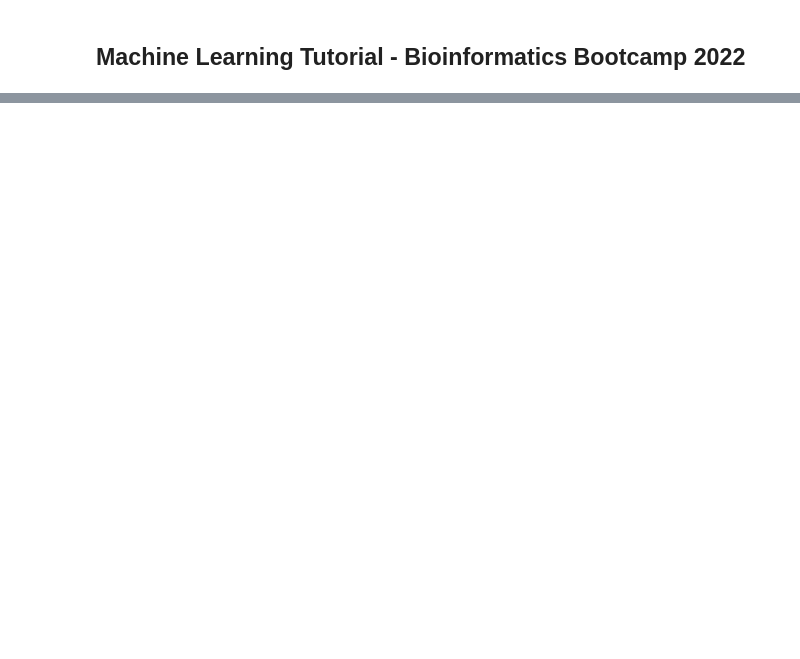
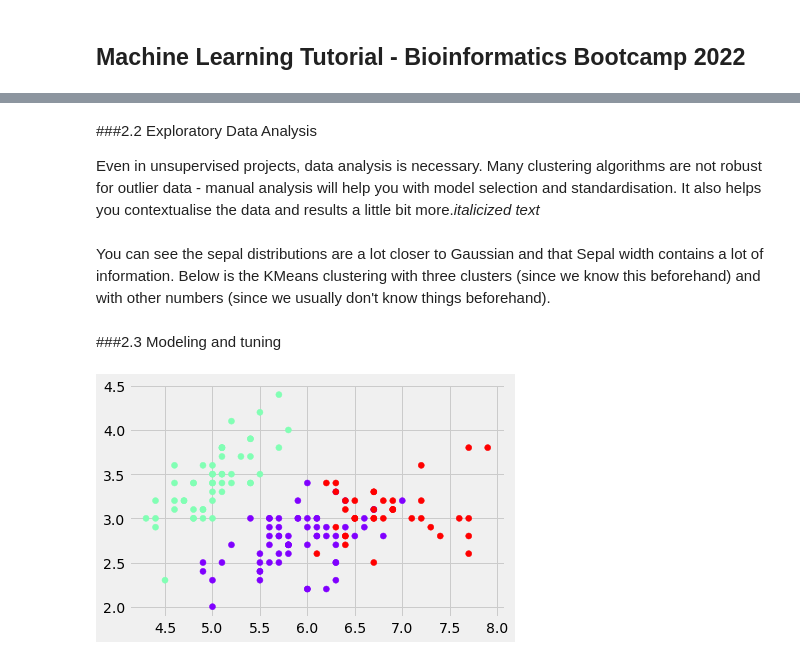
Before and after one commit to breannashi/Data_Science_Bootcamp, a Jupyter notebook: ML_Tutorial.ipynb, the cells around one changed output, grey strips where cells are left out. Saved outputs shown, nothing was run; the diff lists cells and outputs as text; code cells hidden in the pictures; blank space fills up the shorter version.

```diff
--- a/ML_Tutorial.ipynb
+++ b/ML_Tutorial.ipynb
@@ -30,0 +61,37 @@ uploaded = files.upload()
+# %% [markdown]
+###2.2&nbsp;Exploratory Data Analysis
+
+Even in unsupervised projects, data analysis is necessary. Many clustering algorithms are not robust for outlier data - manual analysis will help you with model selection and standardisation. It also helps you contextualise the data and results a little bit more.*italicized text*
+# %%
+#load iris dataset
+iris = datasets.load_iris()
+X = iris.data
+y = iris.target
+
+#explore num features and num samples
+print(X.shape[0]) #num samples
+print(X.shape[1]) #num features
+print(np.unique(y)) #num classes/clusters
+
+#plot histogram of each feature - helps with outliers and shape
+import matplotlib.pyplot as plt
+for i in range(X.shape[1]):
+    plt.hist(X[:,i])
+    plt.title(iris.feature_names[i])
+    plt.show()
+
+#correlation matrix of features
+from seaborn import heatmap
+df = pd.DataFrame(X, columns=iris.feature_names)
+heatmap(df.corr(), annot=True, cmap='coolwarm')
+# %% [markdown]
+You can see the sepal distributions are a lot closer to Gaussian and that Sepal width contains a lot of information. Below is the KMeans clustering with three clusters (since we know this beforehand) and with other numbers (since we usually don't know things beforehand).
+# %% [markdown]
+###2.3&nbsp;Modeling and tuning
+# %%
+# Perform k-means clustering
+kmeans = KMeans(n_clusters=3, random_state=0)
+kmeans.fit(X)
+plt.scatter(X[:, 0], X[:, 1], c=kmeans.labels_, cmap='rainbow')
+# %% [output]
+[figure, added]
```
Also changed, not shown: parts of 10 cells of this notebook.
